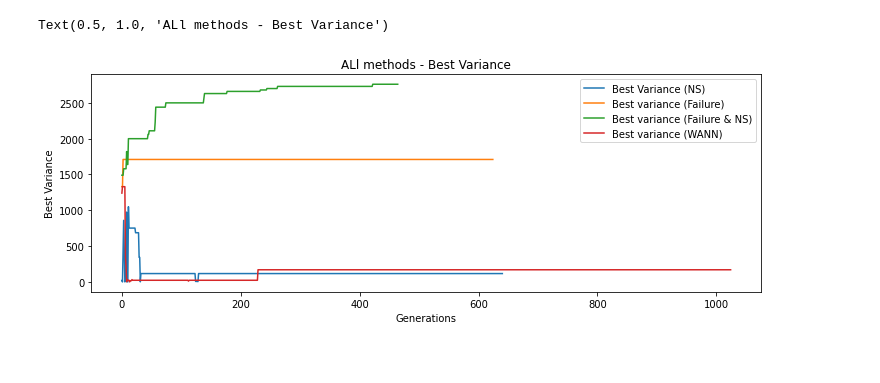
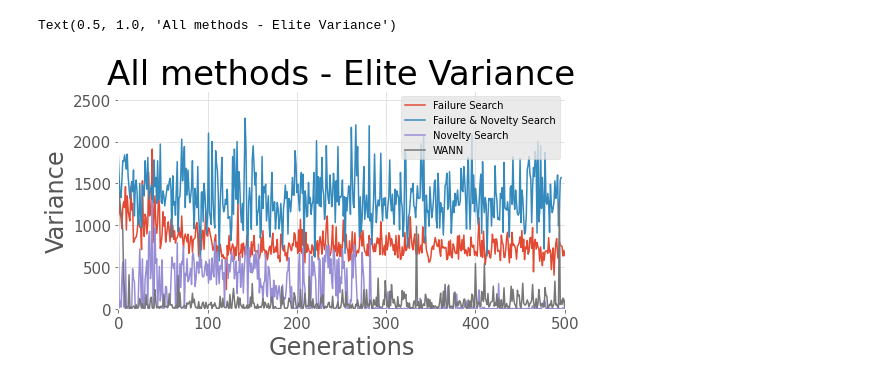
Before and after one commit to yurilavinas/brain-tokyo-workshop, a Jupyter notebook: WANNRelease/prettyNeatWann/Visualization_Comparison.ipynb, the cells around one changed output. Saved outputs shown, nothing was run; the diff lists cells and outputs as text; code cells hidden in the pictures.

```diff
--- a/WANNRelease/prettyNeatWann/Visualization_Comparison.ipynb
+++ b/WANNRelease/prettyNeatWann/Visualization_Comparison.ipynb
@@ -4,6 +4,10 @@
 import vis as nv
 import numpy as np
 from matplotlib import pyplot as plt
+# %%
+figsize_y = 4
+figsize_x = 8
+legend_distance = -0.35
 # %%
 # Load stats:
 """
@@ -19,10 +23,10 @@ from matplotlib import pyplot as plt
 7: elite variance
 9: top fitness (best fitness ever)
 10: peak fitness (fitness earned with best single weight value by max individual)
-6: median # of nodes in population
-7: median # of connections in population]
+11: median # of nodes in population
+12: median # of connections in population]
 """
-novelty = np.loadtxt('log/sswingup_ns_stats.out', delimiter=',')
-variance = np.loadtxt('log/sswingup_var_stats.out', delimiter=',')
-multi = np.loadtxt('log/sswingup_multi_stats.out', delimiter=',')
+novelty = np.loadtxt('log/s_ns_stats.out', delimiter=',')
+variance = np.loadtxt('log/s_var_stats.out', delimiter=',')
+multi = np.loadtxt('log/s_multi_stats.out', delimiter=',')
 wann = np.loadtxt('log/sswingup_mean_stats.out', delimiter=',')
@@ -49,22 +147,42 @@ Text(0.5, 1.0, 'ALl methods - Median Variance')
 # %%
 # Plot fitness progress:
-plt.figure(figsize=(12,4))
-plt.grid(linestyle='--', linewidth=0.1)
-
-plt.plot(novelty[:,4], label="Best Variance (NS)")
-plt.plot(variance[:,4], label="Best variance (Failure)")
-plt.plot(multi[:,4], label="Best variance (Failure & NS)")
-plt.plot(wann[:,4], label="Best variance (WANN)")
-
-plt.legend()
-plt.grid(linestyle=':', linewidth=2)
-plt.xlabel('Generations')
-plt.ylabel('Best Variance')
+plt.style.use('ggplot')
+plt.figure(figsize=(figsize_x,figsize_y))
+ax = plt.axes()
+ax.set(facecolor = "white")
+ax.grid(which='major', color='#DDDDDD', linewidth=0.8)
 
 
-plt.title('ALl methods - Best Variance')
+plt.plot(variance[:,5], label="Failure Search")#, lw=1, marker='^', ms=4) # square
+plt.plot(multi[:,5], label="Failure & Novelty Search")#, lw=1, marker='o', ms=4) # square
+plt.plot(novelty[:,5], label="Novelty Search")#, lw=1, marker='s', ms=4) # square
+plt.plot(wann[:,5], label="WANN")#, lw=1, marker='D', ms=4) # square
+
+# lg = plt.legend(bbox_to_anchor=(-0.07, legend_distance, 1.95, .02), loc='lower left', frameon=False,
+#            ncol=4, borderaxespad=0., facecolor="white", fontsize = 20)
+plt.grid(True)
+plt.legend()
+
+plt.xlabel('Generations', fontsize = 24)
+plt.ylabel('Variance', fontsize = 24)
+plt.xticks(fontsize = 15)
+plt.yticks(fontsize = 15)
+
+
+axes = plt.gca()
+# axes.set_xlim([0,500])
+ax.set_xbound(lower=0.0, upper=500)
+ax.set_ybound(lower=0.0, upper=2600)
+
+
+plt.savefig('images/all_methods_elite_variance.png',dpi=300,
+            format='png',
+#             bbox_extra_artists=(lg,),
+            bbox_inches='tight')
+
+plt.title('All methods - Elite Variance', fontsize = 34)
 # %% [output]
-Text(0.5, 1.0, 'ALl methods - Best Variance')
+Text(0.5, 1.0, 'All methods - Elite Variance')
-[figure, old version]
+[figure, new version]
 # %%
 # Plot fitness progress:
```
Also changed, not shown: parts of 8 cells of this notebook, 21 other files.
